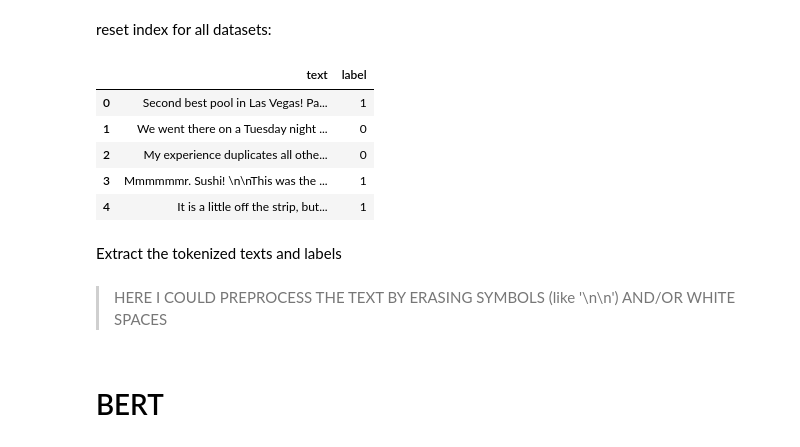
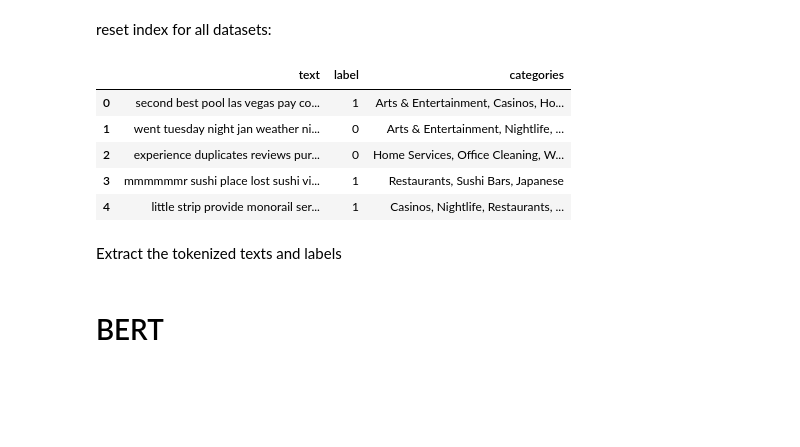
Before and after one commit to lupis30puc/yelp_bert_random_forest, a Jupyter notebook: Yelp_polarity_trainning_BERT.ipynb, the cells around one changed output. Drawn from its saved outputs; the diff is of its cells as text; code cells hidden in the pictures; blank space fills up the shorter version.

```diff
--- a/Yelp_polarity_trainning_BERT.ipynb
+++ b/Yelp_polarity_trainning_BERT.ipynb
@@ -99,17 +73,17 @@ train_df.head()
 # %% [markdown]
 reset index for all datasets:
 # %%
-train_df.reset_index(drop=True, inplace=True)
-validation_df.reset_index(drop=True, inplace=True)
-test_df.reset_index(drop=True, inplace=True)
-train_df.head()
+train = train_df.reset_index(drop=True)
+validation = validation_df.reset_index(drop=True)
+test = test_df.reset_index(drop=True)
+train.head()
 # %% [output]
-|  | text | label |
-| 0 | Second best pool in Las Vegas! Pa... | 1 |
-| 1 | We went there on a Tuesday night ... | 0 |
-| 2 | My experience duplicates all othe... | 0 |
-| 3 | Mmmmmmr. Sushi! \n\nThis was the ... | 1 |
-| 4 | It is a little off the strip, but... | 1 |
+|  | text | label | categories |
+| 0 | second best pool las vegas pay co... | 1 | Arts & Entertainment, Casinos, Ho... |
+| 1 | went tuesday night jan weather ni... | 0 | Arts & Entertainment, Nightlife, ... |
+| 2 | experience duplicates reviews pur... | 0 | Home Services, Office Cleaning, W... |
+| 3 | mmmmmmr sushi place lost sushi vi... | 1 | Restaurants, Sushi Bars, Japanese |
+| 4 | little strip provide monorail ser... | 1 | Casinos, Nightlife, Restaurants, ... |
 # %% [markdown]
 Extract the tokenized texts and labels
 # %%
@@ -125,7 +99,3 @@ test_y = test_df.label.values
-# %% [markdown]
-
-
-> HERE I COULD PREPROCESS THE TEXT BY ERASING SYMBOLS (like '\n\n') AND/OR WHITE SPACES
 # %% [markdown]
 # BERT
 # %% [markdown]
```
Also changed, not shown: parts of 34 cells of this notebook.
